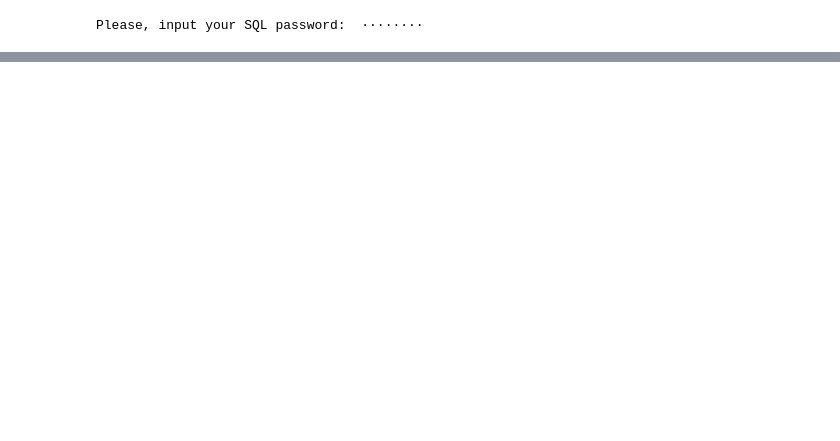
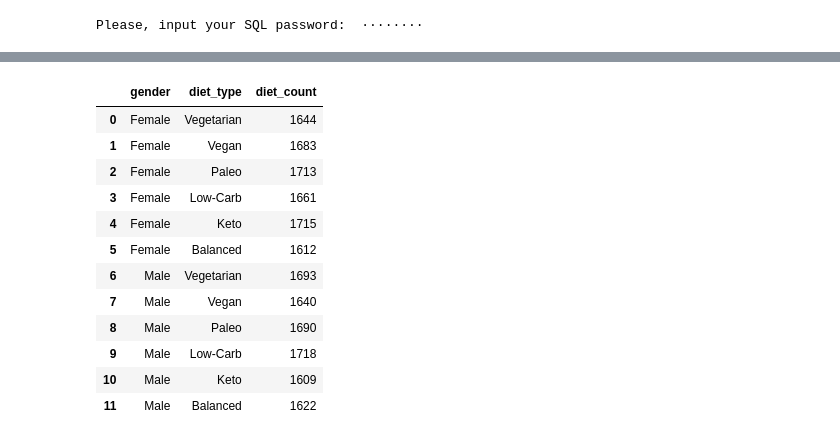
Before and after one commit to maypri20/BeFit24, a Jupyter notebook: notebooks/creating_tables.ipynb, the cells around one changed output, grey strips where cells are left out. Drawn from its saved outputs; the diff is of its cells as text; code cells hidden in the pictures; blank space fills up the shorter version.

```diff
--- a/notebooks/creating_tables.ipynb
+++ b/notebooks/creating_tables.ipynb
@@ -60,2 +46,7 @@ workout_to_user_df.to_csv("workout_to_user.csv", index=False)
 # %%
 engine = create_engine("mysql+pymysql://username:password@localhost:3306/fitness_db")
+# %%
+bd = "fitness"
+connection_string = 'mysql+pymysql://root:' + password + '@localhost/'+bd
+engine = create_engine(connection_string)
+engine
@@ -61,0 +164,26 @@ engine = create_engine("mysql+pymysql://username:password@localhost:3306/fitness
+# %%
+def get_gender_meal(engine):
+    with engine.connect() as connection:
+
+        txt = '''SELECT u.gender, m.diet_type, COUNT(*) AS diet_count from user u join meal_to_user mu ON u.user_id = mu.user_id
+JOIN meal m ON m.meal_id = mu.user_id
+GROUP BY u.gender, m.diet_type
+ORDER BY u.gender, diet_type DESC;'''
+        query = text(txt)
+        result = connection.execute(query)
+        return pd.DataFrame(result.all())
+get_gender_meal(engine)
+# %% [output]
+|  | gender | diet_type | diet_count |
+| 0 | Female | Vegetarian | 1644 |
+| 1 | Female | Vegan | 1683 |
+| 2 | Female | Paleo | 1713 |
+| 3 | Female | Low-Carb | 1661 |
+| 4 | Female | Keto | 1715 |
+| 5 | Female | Balanced | 1612 |
+| 6 | Male | Vegetarian | 1693 |
+| 7 | Male | Vegan | 1640 |
+| 8 | Male | Paleo | 1690 |
+| 9 | Male | Low-Carb | 1718 |
+| 10 | Male | Keto | 1609 |
+| 11 | Male | Balanced | 1622 |
```
Also changed, not shown: parts of 14 cells of this notebook, 20 other files.
